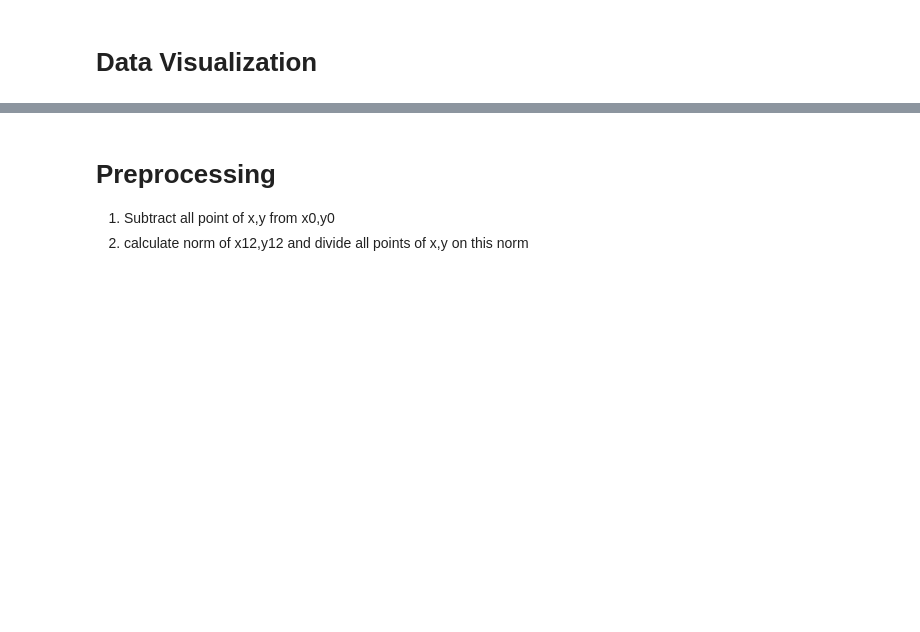
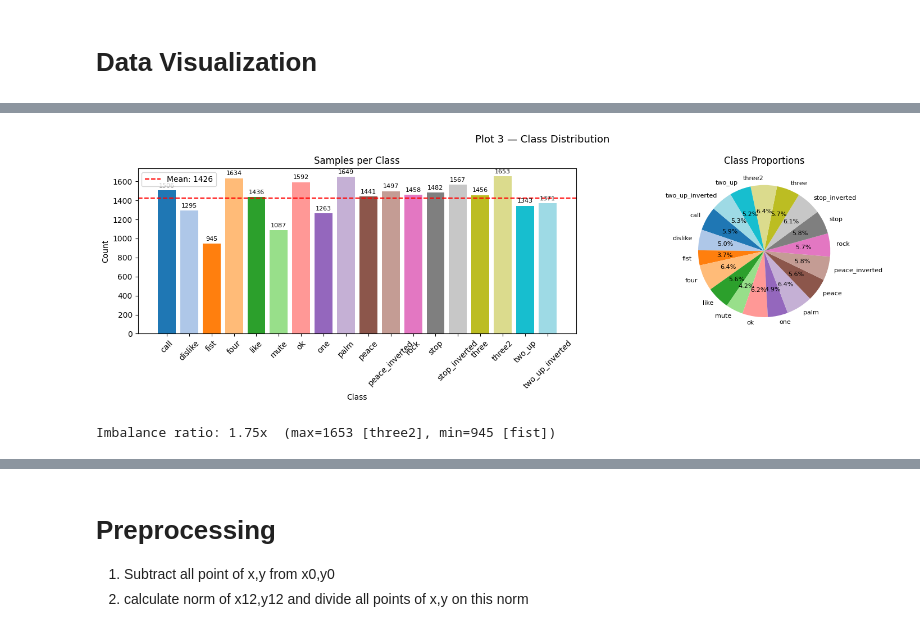
Before and after one commit to mohammedrefai20/Hand-Gesture-Classification, a Jupyter notebook: ML_Project.ipynb, the cells around one changed output, grey strips where cells are left out. Drawn from its saved outputs; the diff is of its cells as text; code cells hidden in the pictures; blank space fills up the shorter version.

```diff
--- a/ML_Project.ipynb
+++ b/ML_Project.ipynb
@@ -31,0 +116,37 @@ y=df['label']
+# %%
+counts = pd.Series(y).value_counts().sort_index()
+
+fig, axes = plt.subplots(1, 2, figsize=(16, 5))
+
+# Bar chart
+bars = axes[0].bar(counts.index, counts.values,
+                   color=[color_map[c] for c in counts.index])
+for bar, count in zip(bars, counts.values):
+    axes[0].text(bar.get_x() + bar.get_width()/2, bar.get_height() + 20,
+                 str(count), ha='center', va='bottom', fontsize=8)
+axes[0].axhline(counts.mean(), color='red', linestyle='--',
+                label=f'Mean: {int(counts.mean())}')
+axes[0].set_title("Samples per Class")
+axes[0].set_xlabel("Class")
+axes[0].set_ylabel("Count")
+axes[0].tick_params(axis='x', rotation=45)
+axes[0].legend()
+
+# Pie chart — proportion view
+axes[1].pie(counts.values, labels=counts.index, autopct='%1.1f%%',
+            colors=[color_map[c] for c in counts.index],
+            startangle=140, textprops={'fontsize': 8})
+axes[1].set_title("Class Proportions")
+
+plt.suptitle("Plot 3 — Class Distribution", fontsize=13)
+plt.tight_layout()
+plt.savefig("plot3_class_distribution.png", dpi=150)
+plt.show()
+
+imbalance = counts.max() / counts.min()
+print(f"\nImbalance ratio: {imbalance:.2f}x  "
+      f"(max={counts.max()} [{counts.idxmax()}], "
+      f"min={counts.min()} [{counts.idxmin()}])")
+# %% [output]
+[figure, added]
+Imbalance ratio: 1.75x  (max=1653 [three2], min=945 [fist])
```
Also changed, not shown: parts of 33 cells of this notebook.
